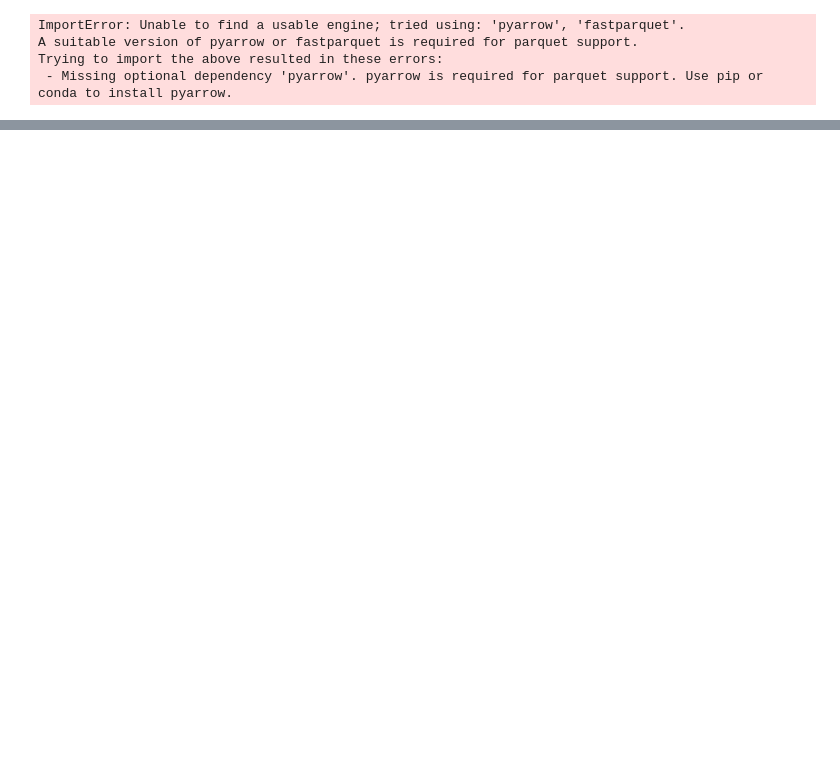
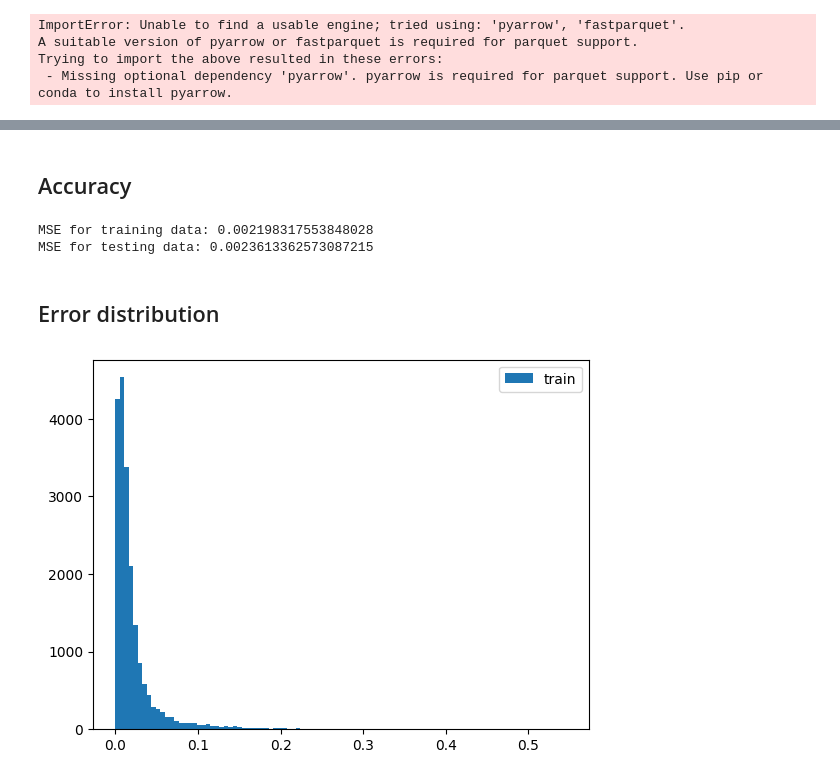
Before and after one commit to tjboise/RNN, a Jupyter notebook: model/Basic_RNN.ipynb, the cells around one changed output, grey strips where cells are left out. Drawn from its saved outputs; the diff is of its cells as text; code cells hidden in the pictures; blank space fills up the shorter version.

```diff
--- a/model/Basic_RNN.ipynb
+++ b/model/Basic_RNN.ipynb
@@ -21,14 +40,17 @@ Trying to import the above resulted in these errors:
 # %%
-class FNN(nn.Module):
+class RNN(nn.Module):
     def __init__(self):
-        super(FNN, self).__init__()
-        self.rnn = nn.RNN(input_size=SEQUENCE_LENGTH, hidden_size=30, num_layers=5, batch_first=True)
-        self.final = nn.Linear(30, 2)
+        super(RNN, self).__init__()
+        self.rnn = nn.RNN(input_size=SEQUENCE_LENGTH,
+                          hidden_size=SEQUENCE_LENGTH * NUM_FEATURES_PER_SAMPLE,
+                          num_layers=NUM_LAYERS,
+                          batch_first=True)
+        self.final = nn.Linear(SEQUENCE_LENGTH * NUM_FEATURES_PER_SAMPLE, 2)
 
     def forward(self, x):
-        h0 = torch.zeros(5, x.size(0), 30).to(x.device)
+        h0 = torch.zeros(NUM_LAYERS,
+                         x.size(0),
+                         SEQUENCE_LENGTH * NUM_FEATURES_PER_SAMPLE).to(x.device)
         out, _ = self.rnn(x, h0)
-
-        # Decode the hidden state of the last time step
         out = self.final(out[:, -1, :])
         return out
@@ -35,5 +59,5 @@ class FNN(nn.Module):
 # %%
-model = FNN()
+model = RNN()
 loss = nn.MSELoss()
 optimizer = torch.optim.Adam(model.parameters(), lr=0.0001)
 
@@ -64,0 +90,51 @@ print(test_r2.compute())
+# %% [markdown]
+## Accuracy
+# %%
+from torcheval.metrics import MeanSquaredError
+
+def compute_mse_for(dataset):
+    mse = MeanSquaredError()
+    train_data = DataLoader(dataset, batch_size=256, shuffle=True)
+    for _, data in enumerate(train_data):
+        inputs, goal = data[0], data[1]
+        outputs = model(inputs)
+        mse.update(outputs, goal)
+    return mse.compute()
+
+model.to("cpu")
+model.eval()
+with torch.no_grad():
+    train_mse = compute_mse_for(train)
+    print(f"MSE for training data: {train_mse}")
+    test_mse = compute_mse_for(test)
+    print(f"MSE for testing data: {test_mse}")
+# %% [output]
+MSE for training data: 0.002198317553848028
+MSE for testing data: 0.0023613362573087215
+# %% [markdown]
+## Error distribution
+# %%
+from matplotlib import pyplot as plt
+import numpy as np
+import pandas as pd
+
+def compute_errors_for(dataset):
+    train_data = DataLoader(dataset, batch_size=256, shuffle=True)
+    errors = []
+    for _, data in enumerate(train_data):
+        inputs, goal = data[0], data[1]
+        outputs = np.array(model(inputs))
+        errors.append(np.abs((outputs - np.array(goal)).mean(axis=1)))
+    return np.concatenate(errors)
+
+model.to("cpu")
+model.eval()
+with torch.no_grad():
+    train_errors = compute_errors_for(train)
+    test_errors = compute_errors_for(test)
+# %%
+plt.hist(train_errors, bins=100, label="train")
+plt.legend()
+plt.show()
+# %% [output]
+[figure, added]
```
Also changed, not shown: parts of 16 cells of this notebook.
